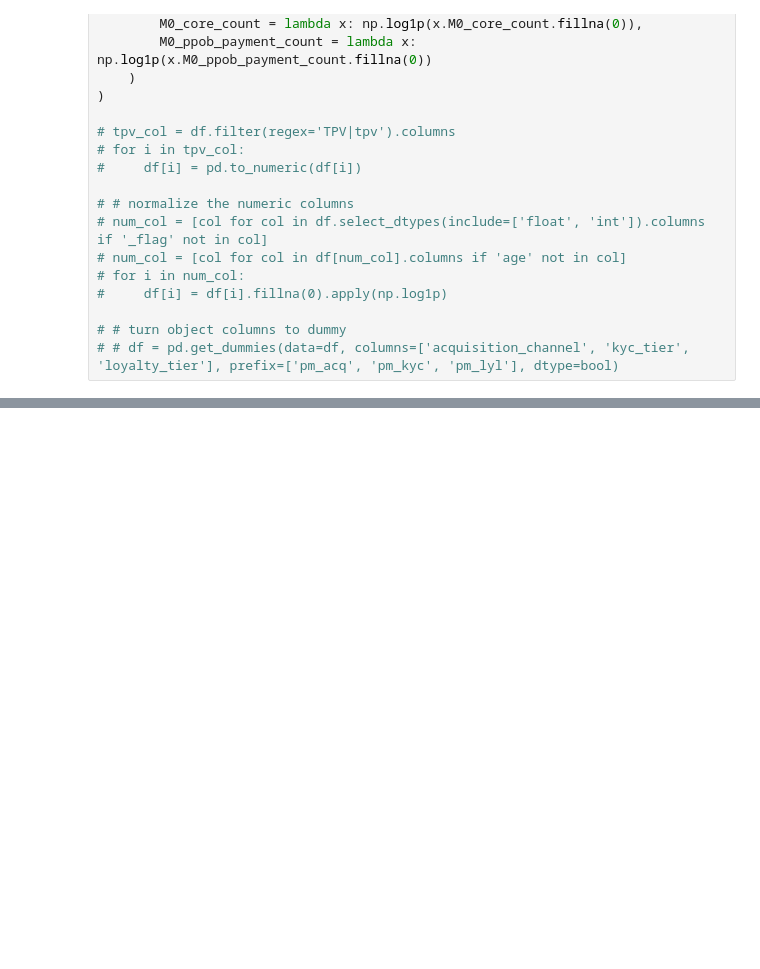
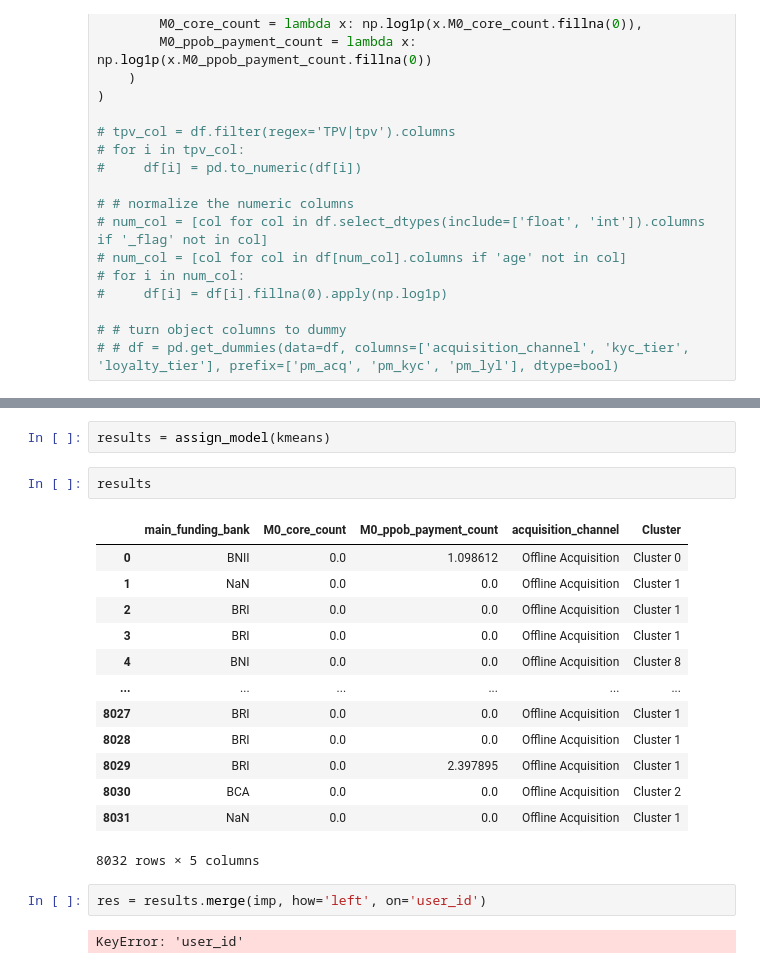
Before and after one commit to ryanisadBW/ds-edc, a Jupyter notebook: main.ipynb, the cells around one changed output, grey strips where cells are left out. Cells and saved outputs as stored; diff of their text form; blank space fills up the shorter version.

```diff
--- a/main.ipynb
+++ b/main.ipynb
@@ -159,0 +186,22 @@ plot_model(kmeans, 'elbow')
+# %%
+results = assign_model(kmeans)
+# %%
+results
+# %% [output]
+|  | main_funding_bank | M0_core_count | M0_ppob_payment_count | acquisition_channel | Cluster |
+| 0 | BNII | 0.0 | 1.098612 | Offline Acquisition | Cluster 0 |
+| 1 | NaN | 0.0 | 0.0 | Offline Acquisition | Cluster 1 |
+| 2 | BRI | 0.0 | 0.0 | Offline Acquisition | Cluster 1 |
+| 3 | BRI | 0.0 | 0.0 | Offline Acquisition | Cluster 1 |
+| 4 | BNI | 0.0 | 0.0 | Offline Acquisition | Cluster 8 |
+| ... | ... | ... | ... | ... | ... |
+| 8027 | BRI | 0.0 | 0.0 | Offline Acquisition | Cluster 1 |
+| 8028 | BRI | 0.0 | 0.0 | Offline Acquisition | Cluster 1 |
+| 8029 | BRI | 0.0 | 2.397895 | Offline Acquisition | Cluster 1 |
+| 8030 | BCA | 0.0 | 0.0 | Offline Acquisition | Cluster 2 |
+| 8031 | NaN | 0.0 | 0.0 | Offline Acquisition | Cluster 1 |
+8032 rows × 5 columns
+# %%
+res = results.merge(imp, how='left', on='user_id')
+# %% [output]
+KeyError: 'user_id'
```
Also changed, not shown: parts of 7 cells of this notebook, 4 other files.
